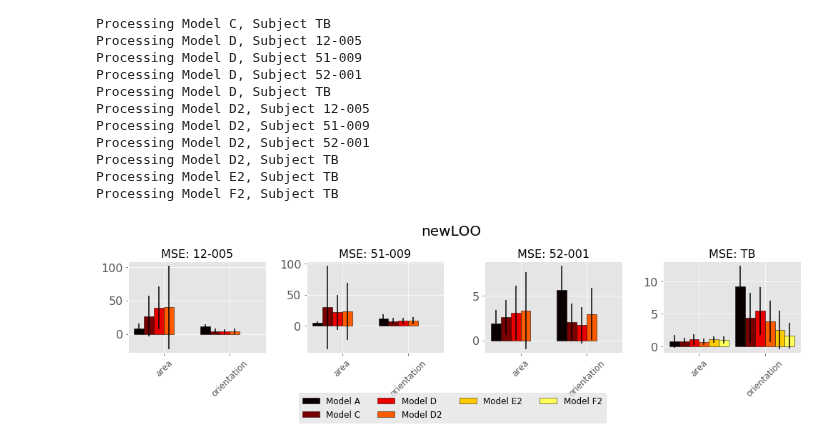
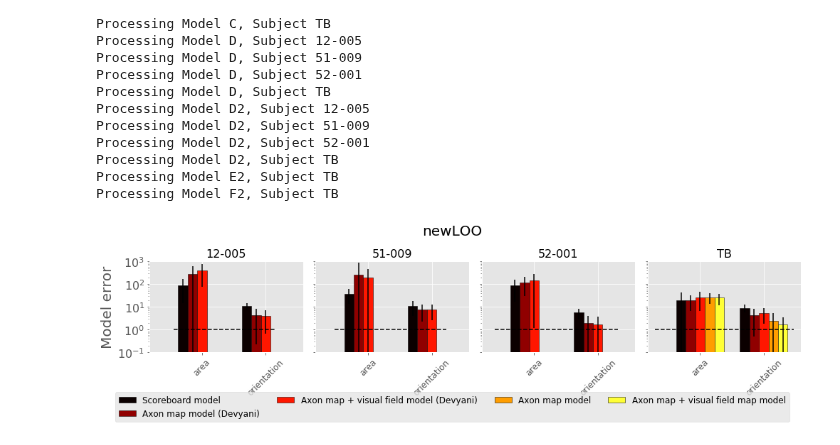
Before and after one commit to VisCog/ArgusShapes, a Jupyter notebook: examples/notebooks/plot-crossval-props.ipynb, the cells around one changed output. Saved outputs shown, nothing was run; the diff lists cells and outputs as text; code cells hidden in the pictures.

Commit message:
update plot mean shapes on array

```diff
--- a/examples/notebooks/plot-crossval-props.ipynb
+++ b/examples/notebooks/plot-crossval-props.ipynb
@@ -67,12 +67,13 @@ for subject in subjects:
         area = np.std([p.area for p in props])
         err = np.array([np.rad2deg(np.abs(p.orientation)) for p in props])
         err = np.where(err > 180, 360 - err, err)
-        orient = np.std(err)
-        major_axis = np.std([p.major_axis_length for p in props])
-        minor_axis = np.std([p.minor_axis_length for p in props])
-        drawing_error[subject][e] = {'area': area, 'orientation': orient,
-                                     'major_axis_length': major_axis,
-                                     'minor_axis_length': minor_axis}
+        orient = np.var(err)
+        major_axis = np.var([p.major_axis_length for p in props])
+        minor_axis = np.var([p.minor_axis_length for p in props])
+        drawing_error[subject][e] = {'area': np.maximum(1, area),
+                                     'orientation': np.maximum(np.pi/180, orient),
+                                     'major_axis_length': np.maximum(1, major_axis),
+                                     'minor_axis_length': np.maximum(1, minor_axis)}
     X, y = p2pspatial.transform_mean_images(X, y)
     idx_el[subject] = np.array(X.electrode)
 # %% [output]
@@ -112,13 +113,13 @@ def calc_props_loss(ytyp, specifics, drawing_error, idx_el):
         assert el in drawing_error[subject]
 
         # Calc relative error: area
-        err = np.sqrt((yt_area - yp_area) ** 2) / drawing_error[subject][el]['area']
+        err = ((yt_area - yp_area) ** 2) / drawing_error[subject][el]['area']
         area.append(err)
 
         # Calc relative error: orientation
         err = np.rad2deg(np.abs(yt_orient - yp_orient))
         err = 360 - err if err > 180 else err
-        err = np.sqrt(err ** 2) / drawing_error[subject][el]['orientation']
+        err = (err ** 2) / drawing_error[subject][el]['orientation']
         orient.append(err)
 
     return {'area': area, 'orientation': orient}
@@ -163,36 +164,54 @@ Processing Model D2, Subject 52-001
 Processing Model D2, Subject TB
 Processing Model E2, Subject TB
 Processing Model F2, Subject TB
+# %%
+model_names = {
+    'A': 'Scoreboard model',
+    'C': 'Axon map model (Devyani)',
+    'D': 'Axon map + visual field model (Devyani)',
+    'E2': 'Axon map model',
+    'F2': 'Axon map + visual field map model'
+}
+# %%
+models = ['A', 'C', 'D', 'E2', 'F2']
 # %%
 cols = ['area', 'orientation']
 N = len(cols)
 width = 0.3 / N
 ind = np.arange(N)
 
-fig, axes = plt.subplots(ncols=len(subjects), figsize=(14, 4), sharex=True)
+fig, axes = plt.subplots(ncols=len(subjects), figsize=(14, 4), sharex=True, sharey=True)
 cm = plt.get_cmap('hot')
 
+show_ylabel = True
 for ax, subject in zip(axes.ravel(), subjects):
     rects = {}
     for m, model in enumerate(models):
         for c, col in enumerate(cols):
             if not loss[model][subject]:
                 continue
             attr = [l[col] for l in loss[model][subject]]
             attr = [item for sublist in attr for item in sublist]
-            r = ax.bar(c + m * width, np.mean(attr), width, yerr=np.std(attr),
+            r = ax.bar(c + m * width, np.mean(np.sqrt(attr)), width, yerr=np.std(np.sqrt(attr)),
                        color=cm(m / len(models)), edgecolor='k',
                        label='Model %s' % model)
             rects[model] = r[0]
+    a = ax.axis()
+    ax.plot([a[0], a[1]], [1, 1], 'k--')
+    if show_ylabel:
+        ax.set_ylabel('Model error', fontsize=20)
+        show_ylabel = False
     ax.set_xticks(ind + 0.5 * (len(models) - 1) * width)
     ax.set_xticklabels(cols, rotation=45, ha='center', fontsize=12)
+    ax.set_yscale('log')
+    ax.set_ylim(0.1, 1000)
     ax.yaxis.set_tick_params(labelsize=16)
-    ax.set_title('MSE: %s' % subject, fontsize=16)
+    ax.set_title('%s' % subject, fontsize=16)
 fig.suptitle(os.path.basename(os.path.dirname(results_dir)), fontsize=20)
 fig.legend([rects[m] for m in models if m in rects],
-          ['Model ' + m for m in models if m in rects],
+          [model_names[m] for m in models if m in rects],
           ncol=4, loc='lower center', fontsize=12)
 fig.tight_layout(rect=[0, 0.1, 1, 0.9])
 fig.savefig(os.path.join(results_dir, 'mse_props_loss.png'))
 # %% [output]
-[figure, old version]
+[figure, new version]
```
Also changed, not shown: parts of 1 cell of this notebook, 2 other files.
